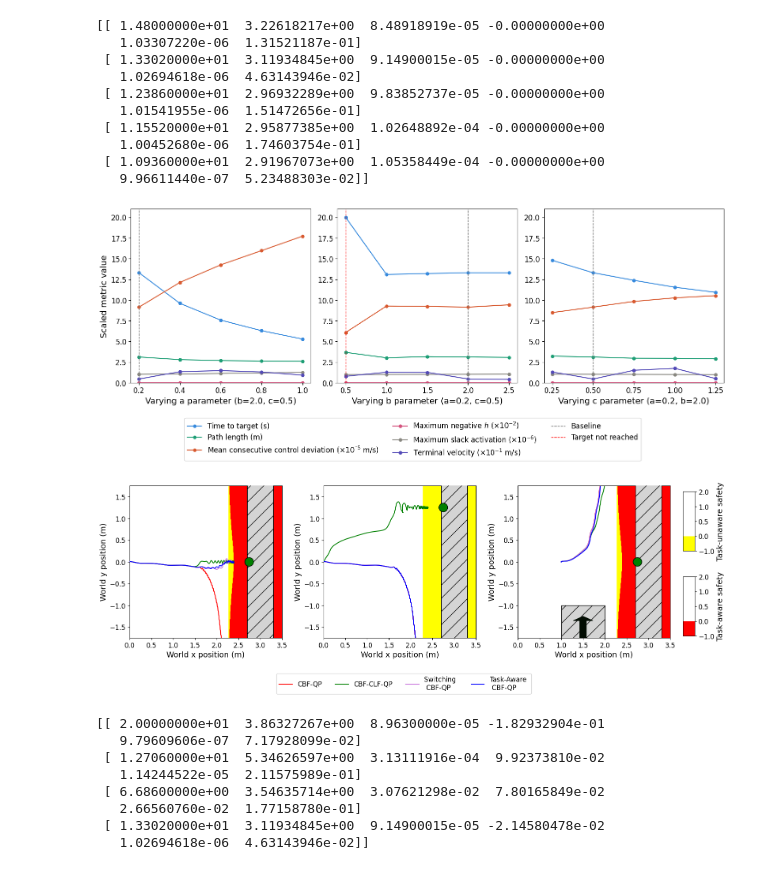
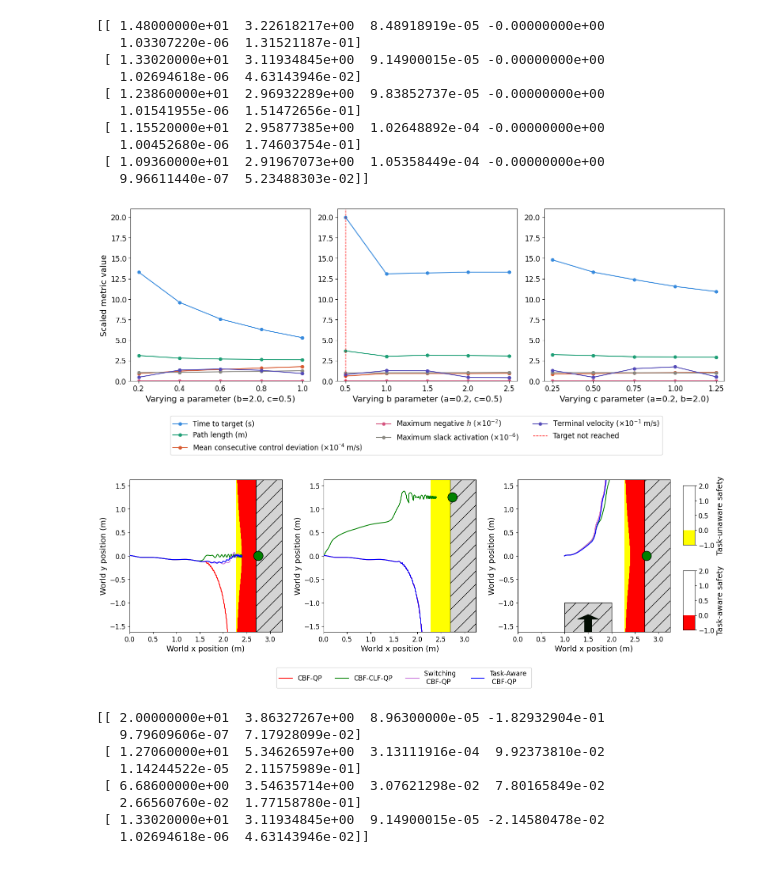
Before and after one commit to famsvip/Robot-Navigation-Collision-Avoidance-, a Jupyter notebook: data/plotting.ipynb, the cells around one changed output. Saved outputs shown, nothing was run; the diff lists cells and outputs as text; code cells hidden in the pictures.

```diff
--- a/data/plotting.ipynb
+++ b/data/plotting.ipynb
@@ -741,6 +741,15 @@ print(rotate_mean)
 # %%
 import numpy as np
 import matplotlib.pyplot as plt
+
+plt.rcParams.update({
+    "font.size": 14,          # base size
+    "axes.titlesize": 16,
+    "axes.labelsize": 14,
+    "xtick.labelsize": 12,
+    "ytick.labelsize": 12,
+    "legend.fontsize": 12,
+})
 
 weighted = np.load("../pointcloud/workspace_weighted_point.npy")
 
@@ -750,11 +759,10 @@ fig, ax = plt.subplots()
 ax.plot(rows, weighted[:, 0], label=r'$p_{ref}$ x position')
 ax.plot(rows, weighted[:, 1], label=r'$p_{ref}$ y position')
 ax.plot(rows, weighted[:, 2], label=r'$p_{ref}$ z position')
-ax.set_xlabel('Sample')
+ax.set_xlabel('Total samples')
 ax.set_ylabel('Position (m)')
 ax.set_xlim(0.0, 11000)
 ax.set_ylim(0.0, 0.5)
-ax.grid(True)
 ax.legend()
 plt.show()
 # %% [output]
@@ -932,11 +940,11 @@ b_values = [0.5, 1.0, 1.5, 2.0, 2.5]
 c_values = [0.25, 0.5, 0.75, 1.0, 1.25]
 
 # scale factors to bring all metrics into similar range
-scales = [1, 1, 100000, 100, 1e6, 10]
+scales = [1, 1, 10000, 100, 1e6, 10]
 metric_labels = [
     'Time to target (s)',
     'Path length (m)',
-    r'Mean consecutive control deviation (×10$^{⁻5}$ m/s)',
+    r'Mean consecutive control deviation (×10$^{⁻4}$ m/s)',
     r'Maximum negative $h$ (×$10^{-2}$)',
     r'Maximum slack activation (×$10^{-6}$)',
     r'Terminal velocity (×$10^{-1}$ m/s)'
@@ -947,16 +955,16 @@ fig, (ax1, ax2, ax3) = plt.subplots(1,3,figsize=(15, 5))
 for i, (label, color, scale) in enumerate(zip(metric_labels, colors, scales)):
     ax1.plot(a_values, parameters_a[:, i] * scale, color=color, marker='o',
             linewidth=1.5, markersize=5, label=label)
-ax1.axvline(x=0.2, color='gray', linestyle='--', linewidth=1, label='Baseline')
+# ax1.axvline(x=0.2, color='gray', linestyle='--', linewidth=1, label='Baseline')
 for i, (label, color, scale) in enumerate(zip(metric_labels, colors, scales)):
     ax2.plot(b_values, parameters_b[:, i] * scale, color=color, marker='o',
              linewidth=1.5, markersize=5, label=label)
-ax2.axvline(x=2.0, color='gray', linestyle='--', linewidth=1, label='Baseline')
+# ax2.axvline(x=2.0, color='gray', linestyle='--', linewidth=1, label='Baseline')
 ax2.axvline(x=0.5, color='red', linestyle='--', linewidth=1, label='Target not reached')
 for i, (label, color, scale) in enumerate(zip(metric_labels, colors, scales)):
     ax3.plot(c_values, parameters_c[:, i] * scale, color=color, marker='o',
              linewidth=1.5, markersize=5, label=label)
-ax3.axvline(x=0.5, color='gray', linestyle='--', linewidth=1, label='Baseline')
+# ax3.axvline(x=0.5, color='gray', linestyle='--', linewidth=1, label='Baseline')
 ax3.set_xticks(c_values)
 
 ax1.set_xlabel('Varying a parameter (b=2.0, c=0.5)')
@@ -975,7 +983,7 @@ ax3.set_ylim(0, 21)
 plt.subplots_adjust(wspace=0.15)
 plt.show()
 # %% [output]
-[figure, old version]
+[figure, new version]
 # %%
 import matplotlib.colors as mcolors
 import matplotlib.pyplot as plt
@@ -1012,7 +1020,7 @@ separated = np.load("./CBF-CLF/separated_pos_scenario1.npy")
 base = np.load("./base_CBF/base_pos_scenario1.npy")
 switching = np.load("./switching_CBF/switching_pos.npy")
 
-rect = Rectangle((2.7, -1.8), width=0.6, height=3.6,
+rect = Rectangle((2.7, -1.625), width=0.6, height=3.25,
                  edgecolor='black', facecolor=(0.83, 0.83, 0.83), hatch="/", zorder=3)
 circle_target = Circle((2.75, 0.0), radius=0.1, edgecolor="black", facecolor="green", zorder=3)
 ax1.add_patch(rect)
@@ -1050,8 +1058,8 @@ cbar_ax2 = fig.add_axes([0.83, 0.12, 0.015, 0.3])
 fig.colorbar(taskless_safety_plot, cax=cbar_ax1, label='Task-unaware safety')
 fig.colorbar(task_safety_plot, cax=cbar_ax2, label='Task-aware safety')
 
-ax1.set_xlim(0.0, 3.5)
-ax1.set_ylim(-1.75, 1.75)
+ax1.set_xlim(0.0, 3.25)
+ax1.set_ylim(-1.625, 1.625)
 ax1.set_xlabel('World x position (m)')
 ax1.set_ylabel('World y position (m)')
 ax1.add_patch(rect)
@@ -1066,7 +1074,7 @@ separated = np.load("./CBF-CLF/separated_pos_scenario2.npy")
 base = np.load("./base_CBF/base_pos_scenario2.npy")
 switching = np.load("./switching_CBF/switching_pos_scenario2.npy")
 
-rect = Rectangle((2.7, -1.8), width=0.6, height=3.6,
+rect = Rectangle((2.7, -1.625), width=0.6, height=3.25,
                  edgecolor='black', facecolor=(0.83, 0.83, 0.83), hatch="/", zorder=3)
 circle_target = Circle((2.75, 1.25), radius=0.1, edgecolor="black", facecolor="green", zorder=3)
 ax2.add_patch(rect)
@@ -1076,8 +1084,8 @@ ax2.plot(base[:,0], base[:,1], color="r", label="CBF-QP")
 ax2.plot(separated[:,0], separated[:,1], color="g", label="CBF-CLF-QP", zorder=3)
 ax2.plot(switching[:,0], switching[:,1], color="#c977dd", label="Switching CBF-QP", zorder=3)
 ax2.plot(composite[:,0], composite[:,1], color="b", label="Task-Aware CBF-QP", zorder=3)
-ax2.set_xlim(0.0, 3.5)
-ax2.set_ylim(-1.75, 1.75)
+ax2.set_xlim(0.0, 3.25)
+ax2.set_ylim(-1.625, 1.625)
 ax2.set_aspect('equal')
 plt.grid(False)
 ax2.set_xlabel("World x position (m)")
@@ -1112,7 +1120,7 @@ separated = np.load("./CBF-CLF/separated_pos_scenario3.npy")
 base = np.load("./base_CBF/base_pos_scenario3.npy")
 switching = np.load("./switching_CBF/switching_pos_scenario3.npy")
 
-rect_obs = Rectangle((2.7, -1.8), width=0.6, height=3.6,
+rect_obs = Rectangle((2.7, -1.625), width=0.6, height=3.25,
                  edgecolor='black', facecolor=(0.83, 0.83, 0.83), hatch="/", zorder=3)
 rect_moving = Rectangle((1, -2), width=1, height=1,
                  edgecolor='black', facecolor=(0.83, 0.83, 0.83), hatch="/", zorder=3)
@@ -1127,8 +1135,8 @@ ax3.plot(base[:,0], base[:,1], color="r", label="CBF-QP")
 ax3.plot(separated[:,0], separated[:,1], color="g", label="CBF-CLF-QP")
 ax3.plot(switching[:,0], switching[:,1], color="#c977dd", label="Switching CBF-QP")
 ax3.plot(composite[:,0], composite[:,1], color="b", label="Task-Aware CBF-QP")
-ax3.set_xlim(0.0, 3.5)
-ax3.set_ylim(-1.75, 1.75)
+ax3.set_xlim(0.0, 3.25)
+ax3.set_ylim(-1.625, 1.625)
 ax3.set_aspect('equal')
 plt.grid(False)
 ax3.set_xlabel("World x position (m)")
@@ -1136,34 +1144,34 @@ ax3.set_ylabel("World y position (m)")
 
 task_safety_plot = ax3.scatter(
     safety_map_task[:, 0],  # x
     safety_map_task[:, 1],  # y
     c=safety_map_task[:, 2],  # h value = color
     cmap=cmap,
     norm=norm,
     s=10,  # dot size
     zorder=2
 )
 
 taskless_safety_plot = ax3.scatter(
     safety_map_taskless[:, 0],  # x
     safety_map_taskless[:, 1],  # y
     c=safety_map_taskless[:, 2],  # h value = color
     cmap=cmap2,
     norm=norm2,
     s=10, # dot size
     zorder=1
 )
 
 handles, labels = ax1.get_legend_handles_labels()
 order = [0,1,2,3]
 ax1.legend([handles[i] for i in order], [labels[i] for i in order],
           loc='center',
           bbox_to_anchor=(1.8, -0.3),
           ncol=4)  # number of columns)
 
 plt.show()
 # %% [output]
-[figure, old version]
+[figure, new version]
 # %%
 import numpy as np
 
```
Also changed, not shown: parts of 6 cells of this notebook, 17 other files.
